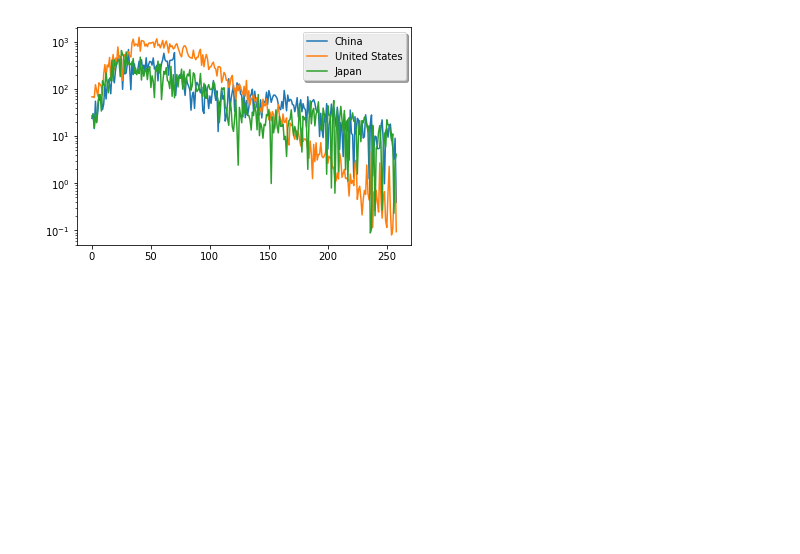
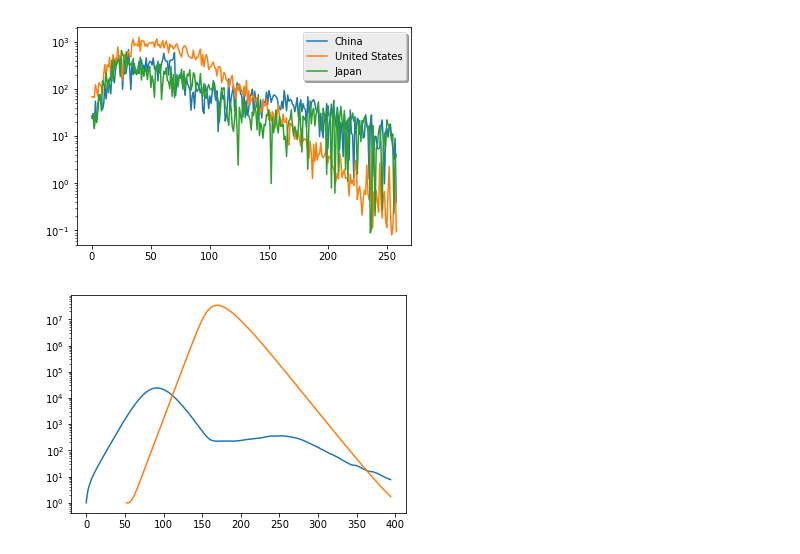
Before and after one commit to Zhangyanbo/covid19_domestic_or_import, a Jupyter notebook: model.ipynb, the cells around one changed output. Saved outputs shown, nothing was run; the diff lists cells and outputs as text; code cells hidden in the pictures; blank space fills up the shorter version.

```diff
--- a/model.ipynb
+++ b/model.ipynb
@@ -27,3 +22,14 @@ covmodel.plot_exports(names=['China', 'United States', 'United Kingdom', 'Japan'
 covmodel.plot_imports(names=['China', 'United States', 'Japan'])
 # %% [output]
 [figure]
+# %%
+china=np.r_[covmodel.all_trajectories[:, covmodel.nodes['China'], 1] ,\
+            covmodel.result[1:, len(covmodel.nodes)+covmodel.nodes['China']]]
+usa=np.r_[covmodel.all_trajectories[:, covmodel.nodes['United States'], 1] ,\
+            covmodel.result[1:, len(covmodel.nodes)+covmodel.nodes['United States']]]
+# %%
+plt.semilogy(china*covmodel.population[covmodel.nodes['China']])
+plt.semilogy(usa*covmodel.population[covmodel.nodes['United States']])
+plt.show()
+# %% [output]
+[figure, added]
```
Also changed, not shown: parts of 11 cells of this notebook, 1 other file.
